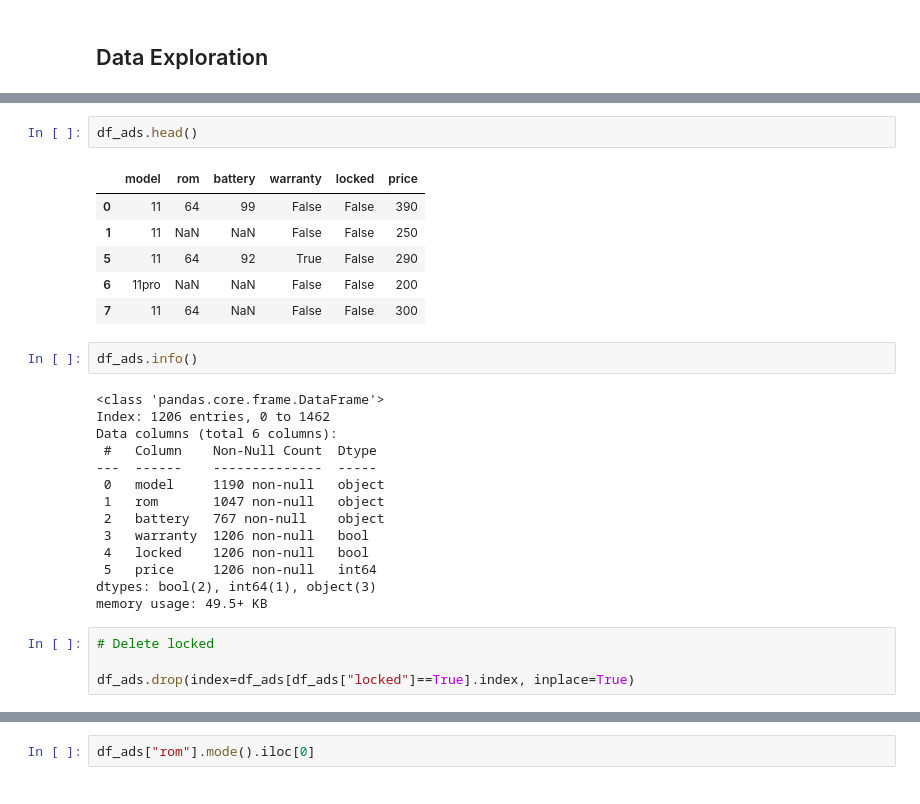
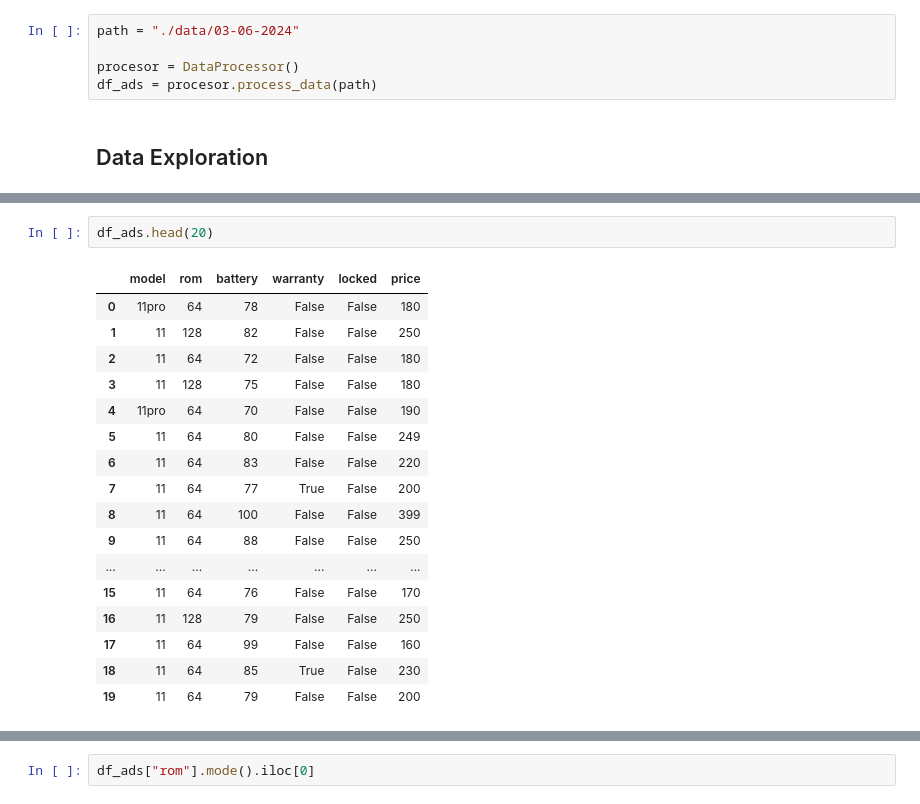
Before and after one commit to ArgonIntel/used-iphone-pricing-tool, a Jupyter notebook: pricing-tool/data_analytics.ipynb, the cells around one changed output, grey strips where cells are left out. Drawn from its saved outputs; the diff is of its cells as text.

```diff
--- a/pricing-tool/data_analytics.ipynb
+++ b/pricing-tool/data_analytics.ipynb
@@ -19,2 +13,7 @@ df_ads["price"] = data["price"]
+# %%
+path = "./data/03-06-2024"
+
+procesor = DataProcessor()
+df_ads = procesor.process_data(path)
 # %% [markdown]
 ## Data Exploration
@@ -21,29 +35,20 @@ df_ads["price"] = data["price"]
 # %%
-df_ads.head()
+df_ads.head(20)
 # %% [output]
 |  | model | rom | battery | warranty | locked | price |
-| 0 | 11 | 64 | 99 | False | False | 390 |
-| 1 | 11 | NaN | NaN | False | False | 250 |
-| 5 | 11 | 64 | 92 | True | False | 290 |
-| 6 | 11pro | NaN | NaN | False | False | 200 |
-| 7 | 11 | 64 | NaN | False | False | 300 |
+| 0 | 11pro | 64 | 78 | False | False | 180 |
+| 1 | 11 | 128 | 82 | False | False | 250 |
+| 2 | 11 | 64 | 72 | False | False | 180 |
+| 3 | 11 | 128 | 75 | False | False | 180 |
+| 4 | 11pro | 64 | 70 | False | False | 190 |
+| 5 | 11 | 64 | 80 | False | False | 249 |
+| 6 | 11 | 64 | 83 | False | False | 220 |
+| 7 | 11 | 64 | 77 | True | False | 200 |
+| 8 | 11 | 64 | 100 | False | False | 399 |
+| 9 | 11 | 64 | 88 | False | False | 250 |
+| ... | ... | ... | ... | ... | ... | ... |
+| 15 | 11 | 64 | 76 | False | False | 170 |
+| 16 | 11 | 128 | 79 | False | False | 250 |
+| 17 | 11 | 64 | 99 | False | False | 160 |
+| 18 | 11 | 64 | 85 | True | False | 230 |
+| 19 | 11 | 64 | 79 | False | False | 200 |
-# %%
-df_ads.info()
-# %% [output]
-<class 'pandas.core.frame.DataFrame'>
-Index: 1206 entries, 0 to 1462
-Data columns (total 6 columns):
- #   Column    Non-Null Count  Dtype
----  ------    --------------  -----
- 0   model     1190 non-null   object
- 1   rom       1047 non-null   object
- 2   battery   767 non-null    object
- 3   warranty  1206 non-null   bool
- 4   locked    1206 non-null   bool
- 5   price     1206 non-null   int64
-dtypes: bool(2), int64(1), object(3)
-memory usage: 49.5+ KB
-# %%
-# Delete locked
-
-df_ads.drop(index=df_ads[df_ads["locked"]==True].index, inplace=True)
```
Also changed, not shown: parts of 51 cells of this notebook, 43 other files.
